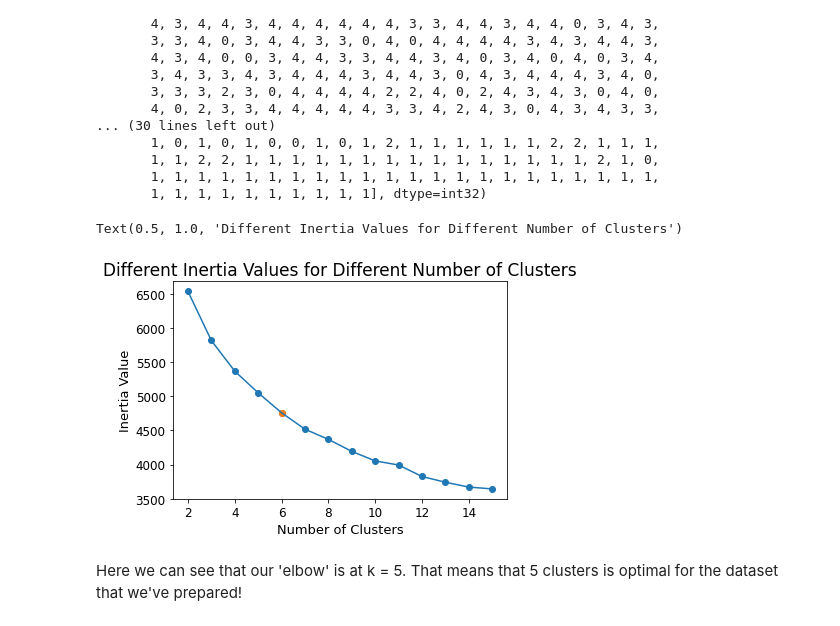
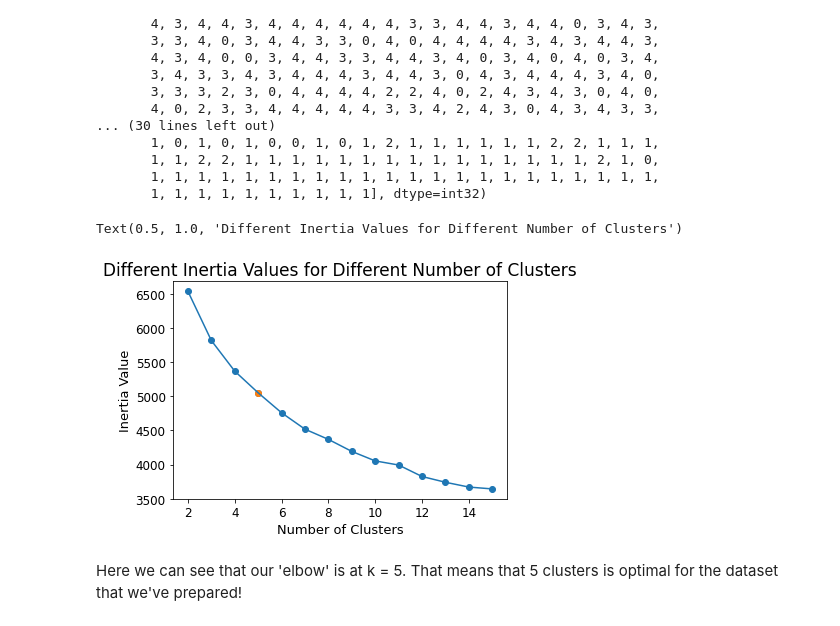
Before and after one commit to parulgo7/GHH22_EmployeeEmpowerment, a Jupyter notebook: GirlsHooCodeHackathonProject.ipynb, the cells around one changed output. Cells and saved outputs as stored; diff of their text form; code cells hidden in the pictures.

Commit message:
Small fix with plotting k vs. inertia

```diff
--- a/GirlsHooCodeHackathonProject.ipynb
+++ b/GirlsHooCodeHackathonProject.ipynb
@@ -264,21 +264,21 @@ array([4, 4, 4, 4, 4, 4, 4, 4, 4, 4, 4, 4, 4, 4, 4, 4, 4, 4, 4, 4, 4, 4,
 # %%
 inertia_list = []
 
 for clusters in range(2,16):
   model = KMeans(n_clusters=clusters, init="random", n_init=1,
                  algorithm="full", max_iter=300, random_state=1)
   model.fit_predict(X_prepared)
   inertia_list.append(model.inertia_)
 
 plt.plot(range(2,16),inertia_list)
 plt.scatter(range(2,16),inertia_list)
-plt.scatter(6, inertia_list[4])
+plt.scatter(5, inertia_list[3])
 plt.xlabel("Number of Clusters", size=13)
 plt.ylabel("Inertia Value", size=13)
 plt.title("Different Inertia Values for Different Number of Clusters", size=17)
 # %% [output]
 Text(0.5, 1.0, 'Different Inertia Values for Different Number of Clusters')
-[figure, old version]
+[figure, new version]
 # %% [markdown]
 Here we can see that our 'elbow' is at k = 5. That means that 5 clusters is optimal for the dataset that we've prepared!
 # %% [markdown]
```
